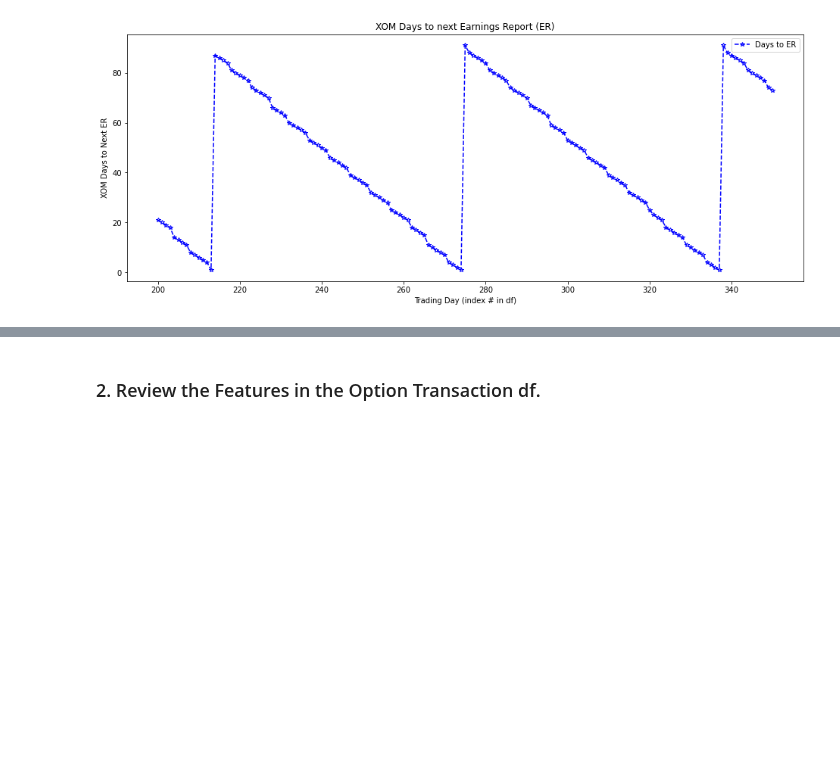
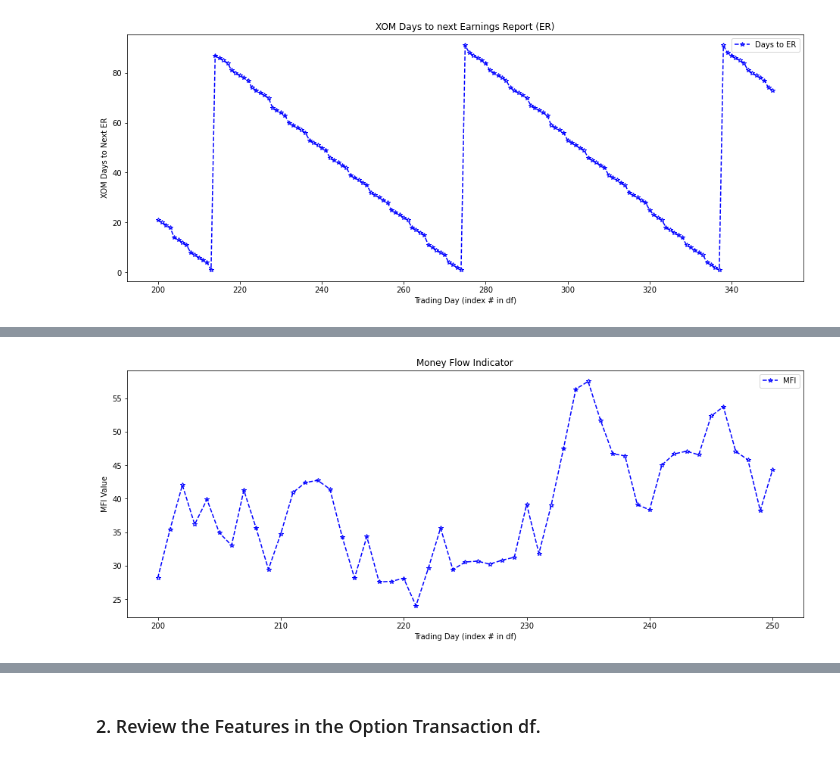
Before and after one commit to CajunCal/OptionTradingNotebooksXOM, a Jupyter notebook: OptionsBuildFeatures.ipynb, the cells around one changed output, grey strips where cells are left out. Cells and saved outputs as stored; diff of their text form; code cells hidden in the pictures; blank space fills up the shorter version.

```diff
--- a/OptionsBuildFeatures.ipynb
+++ b/OptionsBuildFeatures.ipynb
@@ -368,0 +471,12 @@ Name: Days to ER, dtype: int64
+# %%
+freq = 10
+min_row = 200
+max_row = 250
+plot_cols = ['MFI']
+x_label = 'Trading Day (index # in df)'
+y_label = 'MFI Value'
+chart_title = 'Money Flow Indicator'
+
+Chart_Multi_Line(signals, plot_cols, freq, min_row, max_row, x_label, y_label, chart_title)
+# %% [output]
+[figure, added]
```
Also changed, not shown: parts of 10 cells of this notebook, 1 other file.
